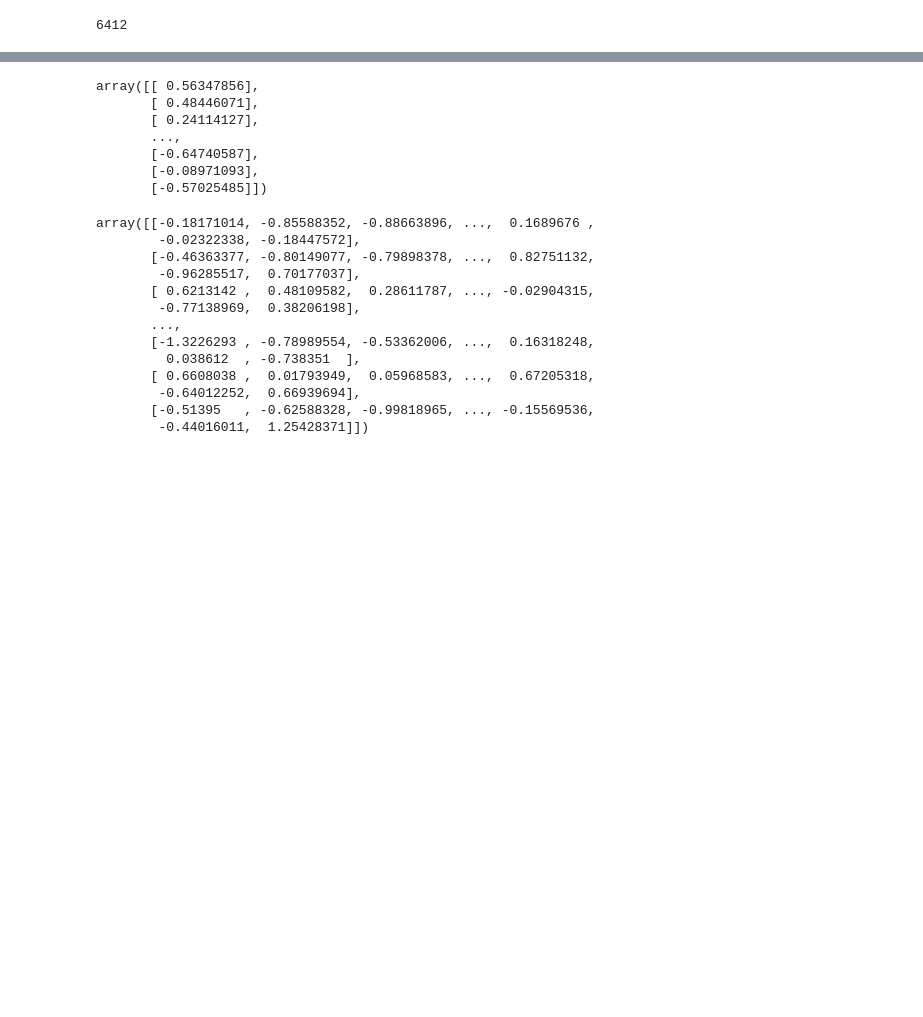
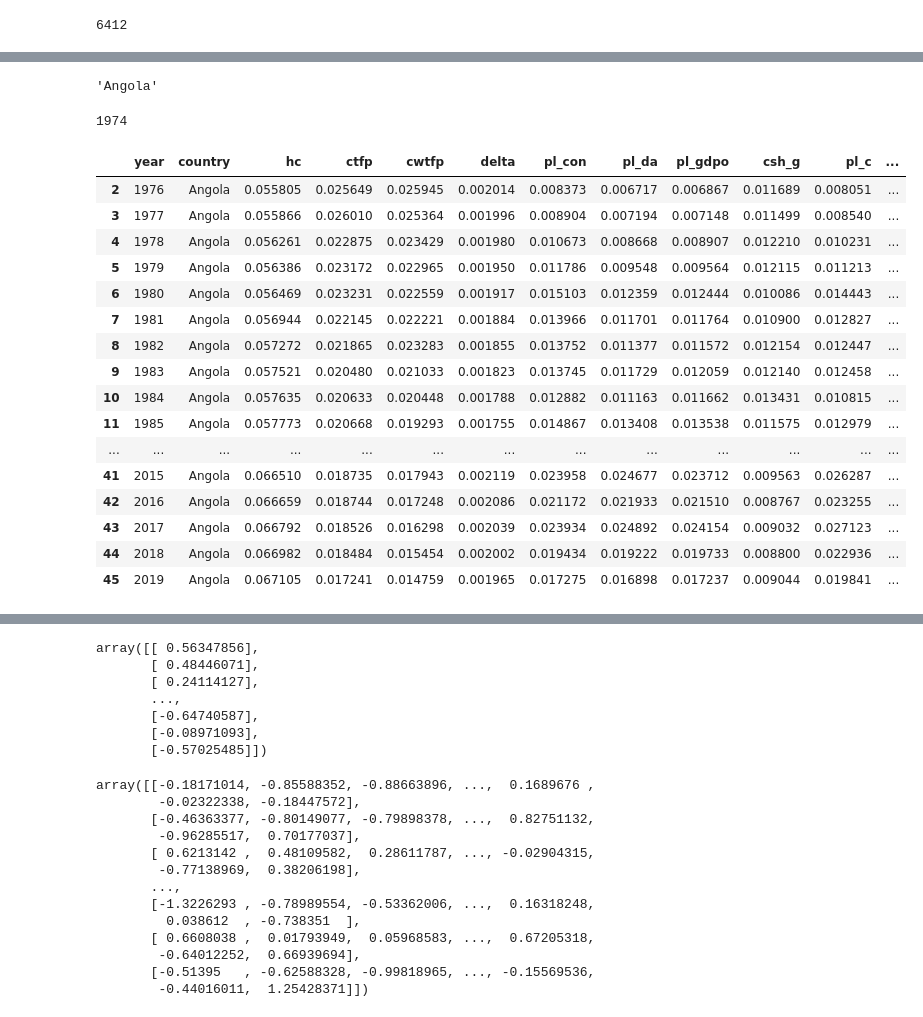
Before and after one commit to RomainClaret/msc.ml.labs, a Jupyter notebook: lab8/lab_08.ipynb, the cells around one changed output, grey strips where cells are left out. Cells and saved outputs as stored; diff of their text form; code cells hidden in the pictures; blank space fills up the shorter version.

```diff
--- a/lab8/lab_08.ipynb
+++ b/lab8/lab_08.ipynb
@@ -150,7 +170,7 @@ features_logarithmic = [
     "xr",
 ]
 # %%
-trageted_feature = [
+targeted_features = [
     "rgdpna", # log required
     #"rtfpna", # log not required
 ]
@@ -171,8 +199,8 @@ df.describe()
 import numpy as np
 from sklearn.preprocessing import FunctionTransformer
 log_transformer = FunctionTransformer(np.log1p)
-df_log_features = df[features_logarithmic+trageted_feature]
+df_log_features = df[features_logarithmic+targeted_features]
 df_log = log_transformer.transform(df_log_features)
 
-len(df_log)
+df_log.head()
 # %% [output]
@@ -190,6 +229,6 @@ len(df_cleaned)
 # %%
 from sklearn.preprocessing import Normalizer
-df_normalized = pd.DataFrame(Normalizer().fit_transform(df_cleaned[features+features_logarithmic+trageted_feature]))
+df_normalized = pd.DataFrame(Normalizer().fit_transform(df_cleaned[features[2:]+features_logarithmic+trageted_feature]),columns=features[2:]+features_logarithmic+trageted_feature)
 len(df_normalized)
 # %% [output]
 6412
@@ -195,0 +260,3 @@ len(df_normalized)
+# %%
+df_normalized = pd.concat([df_cleaned[features[:2]].reset_index(drop=True),df_normalized], axis=1)
+df_normalized.head()
@@ -195,0 +270,28 @@ len(df_normalized)
+# %%
+df_normalized["country"].unique()[0]
+# %% [output]
+'Angola'
+# %%
+df_normalized["year"].unique()[0]
+# %% [output]
+1974
+# %%
+df_normalized[df_normalized["country"]==df_normalized["country"].unique()[0]].sort_values("year")[2:]
+# %% [output]
+|  | year | country | hc | ctfp | cwtfp | delta | pl_con | pl_da | pl_gdpo | csh_g | pl_c | ... |
+| 2 | 1976 | Angola | 0.055805 | 0.025649 | 0.025945 | 0.002014 | 0.008373 | 0.006717 | 0.006867 | 0.011689 | 0.008051 | ... |
+| 3 | 1977 | Angola | 0.055866 | 0.026010 | 0.025364 | 0.001996 | 0.008904 | 0.007194 | 0.007148 | 0.011499 | 0.008540 | ... |
+| 4 | 1978 | Angola | 0.056261 | 0.022875 | 0.023429 | 0.001980 | 0.010673 | 0.008668 | 0.008907 | 0.012210 | 0.010231 | ... |
+| 5 | 1979 | Angola | 0.056386 | 0.023172 | 0.022965 | 0.001950 | 0.011786 | 0.009548 | 0.009564 | 0.012115 | 0.011213 | ... |
+| 6 | 1980 | Angola | 0.056469 | 0.023231 | 0.022559 | 0.001917 | 0.015103 | 0.012359 | 0.012444 | 0.010086 | 0.014443 | ... |
+| 7 | 1981 | Angola | 0.056944 | 0.022145 | 0.022221 | 0.001884 | 0.013966 | 0.011701 | 0.011764 | 0.010900 | 0.012827 | ... |
+| 8 | 1982 | Angola | 0.057272 | 0.021865 | 0.023283 | 0.001855 | 0.013752 | 0.011377 | 0.011572 | 0.012154 | 0.012447 | ... |
+| 9 | 1983 | Angola | 0.057521 | 0.020480 | 0.021033 | 0.001823 | 0.013745 | 0.011729 | 0.012059 | 0.012140 | 0.012458 | ... |
+| 10 | 1984 | Angola | 0.057635 | 0.020633 | 0.020448 | 0.001788 | 0.012882 | 0.011163 | 0.011662 | 0.013431 | 0.010815 | ... |
+| 11 | 1985 | Angola | 0.057773 | 0.020668 | 0.019293 | 0.001755 | 0.014867 | 0.013408 | 0.013538 | 0.011575 | 0.012979 | ... |
+| ... | ... | ... | ... | ... | ... | ... | ... | ... | ... | ... | ... | ... |
+| 41 | 2015 | Angola | 0.066510 | 0.018735 | 0.017943 | 0.002119 | 0.023958 | 0.024677 | 0.023712 | 0.009563 | 0.026287 | ... |
+| 42 | 2016 | Angola | 0.066659 | 0.018744 | 0.017248 | 0.002086 | 0.021172 | 0.021933 | 0.021510 | 0.008767 | 0.023255 | ... |
+| 43 | 2017 | Angola | 0.066792 | 0.018526 | 0.016298 | 0.002039 | 0.023934 | 0.024892 | 0.024154 | 0.009032 | 0.027123 | ... |
+| 44 | 2018 | Angola | 0.066982 | 0.018484 | 0.015454 | 0.002002 | 0.019434 | 0.019222 | 0.019733 | 0.008800 | 0.022936 | ... |
+| 45 | 2019 | Angola | 0.067105 | 0.017241 | 0.014759 | 0.001965 | 0.017275 | 0.016898 | 0.017237 | 0.009044 | 0.019841 | ... |
```
Also changed, not shown: parts of 11 cells of this notebook.
